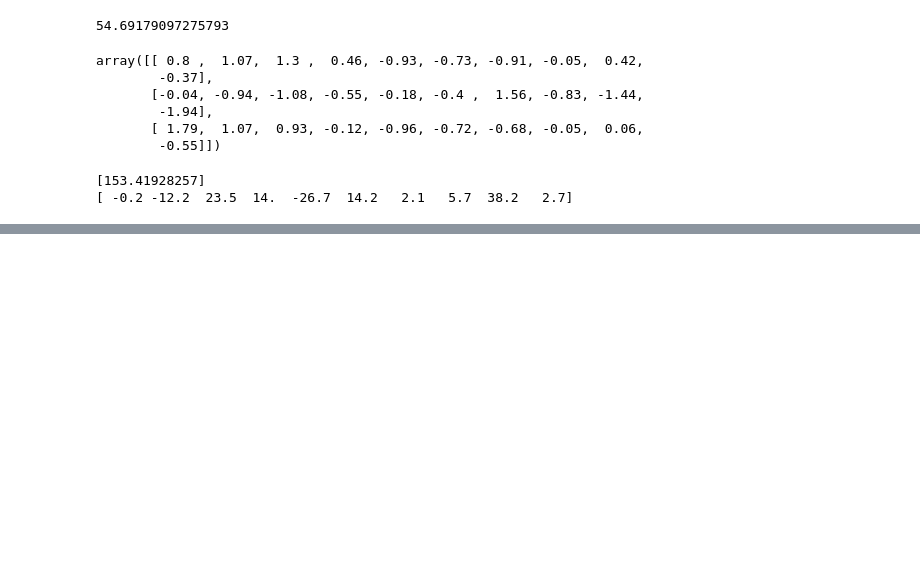
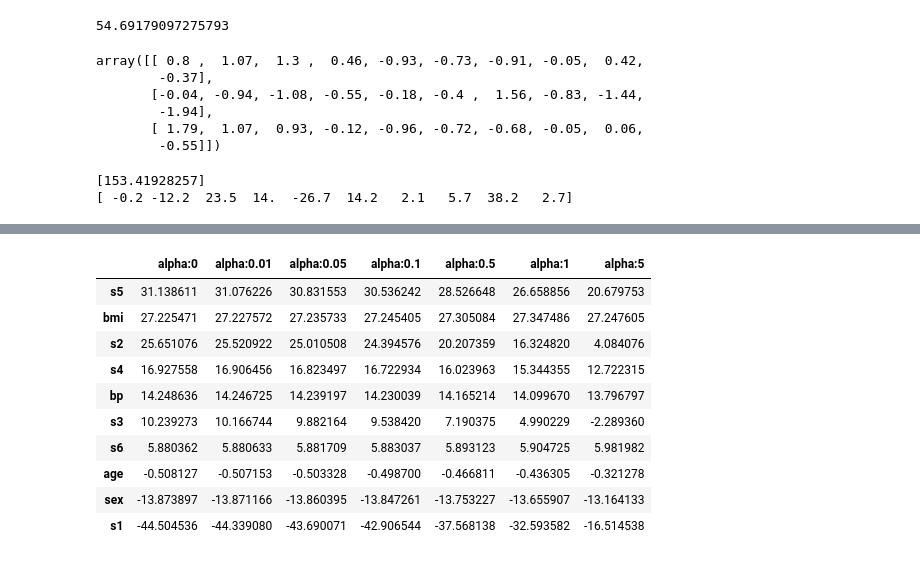
Before and after one commit to kimhyeonghwan/24f, a Jupyter notebook: 머신러닝실습.ipynb, the cells around one changed output, grey strips where cells are left out. Cells and saved outputs as stored; diff of their text form; code cells hidden in the pictures; blank space fills up the shorter version.

```diff
--- a/머신러닝실습.ipynb
+++ b/머신러닝실습.ipynb
@@ -166,0 +254,14 @@ print(sgd_reg.intercept_, np.round( sgd_reg.coef_, decimals=1), sep="\n")
+# %%
+coeff_df
+# %% [output]
+|  | alpha:0 | alpha:0.01 | alpha:0.05 | alpha:0.1 | alpha:0.5 | alpha:1 | alpha:5 |
+| s5 | 31.138611 | 31.076226 | 30.831553 | 30.536242 | 28.526648 | 26.658856 | 20.679753 |
+| bmi | 27.225471 | 27.227572 | 27.235733 | 27.245405 | 27.305084 | 27.347486 | 27.247605 |
+| s2 | 25.651076 | 25.520922 | 25.010508 | 24.394576 | 20.207359 | 16.324820 | 4.084076 |
+| s4 | 16.927558 | 16.906456 | 16.823497 | 16.722934 | 16.023963 | 15.344355 | 12.722315 |
+| bp | 14.248636 | 14.246725 | 14.239197 | 14.230039 | 14.165214 | 14.099670 | 13.796797 |
+| s3 | 10.239273 | 10.166744 | 9.882164 | 9.538420 | 7.190375 | 4.990229 | -2.289360 |
+| s6 | 5.880362 | 5.880633 | 5.881709 | 5.883037 | 5.893123 | 5.904725 | 5.981982 |
+| age | -0.508127 | -0.507153 | -0.503328 | -0.498700 | -0.466811 | -0.436305 | -0.321278 |
+| sex | -13.873897 | -13.871166 | -13.860395 | -13.847261 | -13.753227 | -13.655907 | -13.164133 |
+| s1 | -44.504536 | -44.339080 | -43.690071 | -42.906544 | -37.568138 | -32.593582 | -16.514538 |
```
Also changed, not shown: parts of 15 cells of this notebook, 41 other files.
